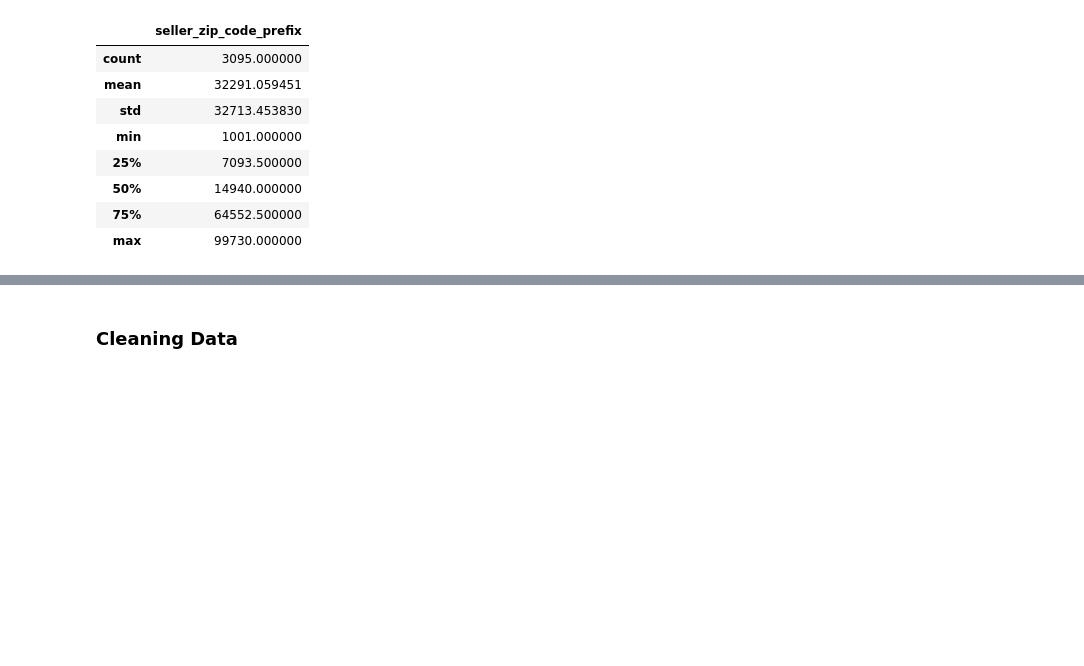
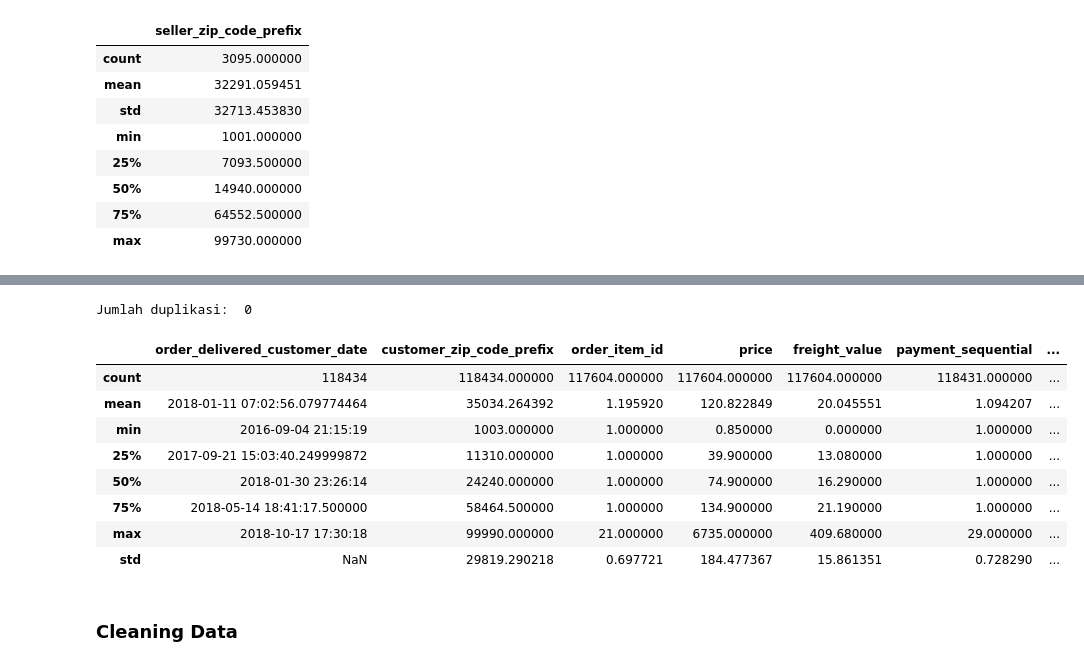
Before and after one commit to wahyunugroho424/proyek-analisis-data, a Jupyter notebook: notebook.ipynb, the cells around one changed output, grey strips where cells are left out. Drawn from its saved outputs; the diff is of its cells as text; code cells hidden in the pictures; blank space fills up the shorter version.

```diff
--- a/notebook.ipynb
+++ b/notebook.ipynb
@@ -636,3 +703,20 @@ sellers_df.describe()
+# %%
+print(""*15)
+print("Jumlah duplikasi: ", df.duplicated().sum())
+# %% [output]
+Jumlah duplikasi:  0
+# %%
+df.describe()
+# %% [output]
+|  | order_delivered_customer_date | customer_zip_code_prefix | order_item_id | price | freight_value | payment_sequential | ... |
+| count | 118434 | 118434.000000 | 117604.000000 | 117604.000000 | 117604.000000 | 118431.000000 | ... |
+| mean | 2018-01-11 07:02:56.079774464 | 35034.264392 | 1.195920 | 120.822849 | 20.045551 | 1.094207 | ... |
+| min | 2016-09-04 21:15:19 | 1003.000000 | 1.000000 | 0.850000 | 0.000000 | 1.000000 | ... |
+| 25% | 2017-09-21 15:03:40.249999872 | 11310.000000 | 1.000000 | 39.900000 | 13.080000 | 1.000000 | ... |
+| 50% | 2018-01-30 23:26:14 | 24240.000000 | 1.000000 | 74.900000 | 16.290000 | 1.000000 | ... |
+| 75% | 2018-05-14 18:41:17.500000 | 58464.500000 | 1.000000 | 134.900000 | 21.190000 | 1.000000 | ... |
+| max | 2018-10-17 17:30:18 | 99990.000000 | 21.000000 | 6735.000000 | 409.680000 | 29.000000 | ... |
+| std | NaN | 29819.290218 | 0.697721 | 184.477367 | 15.861351 | 0.728290 | ... |
 # %% [markdown]
 ### **Cleaning Data**
 # %% [markdown]
```
Also changed, not shown: parts of 40 cells of this notebook.
